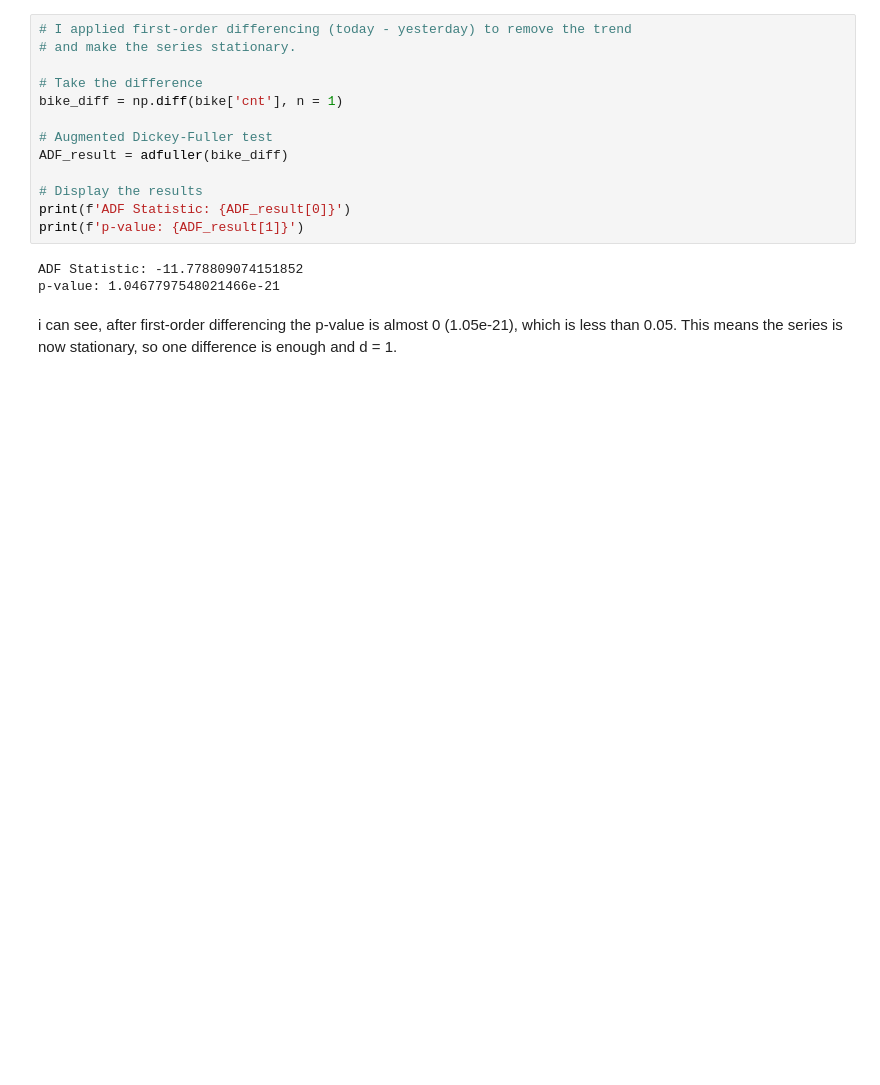
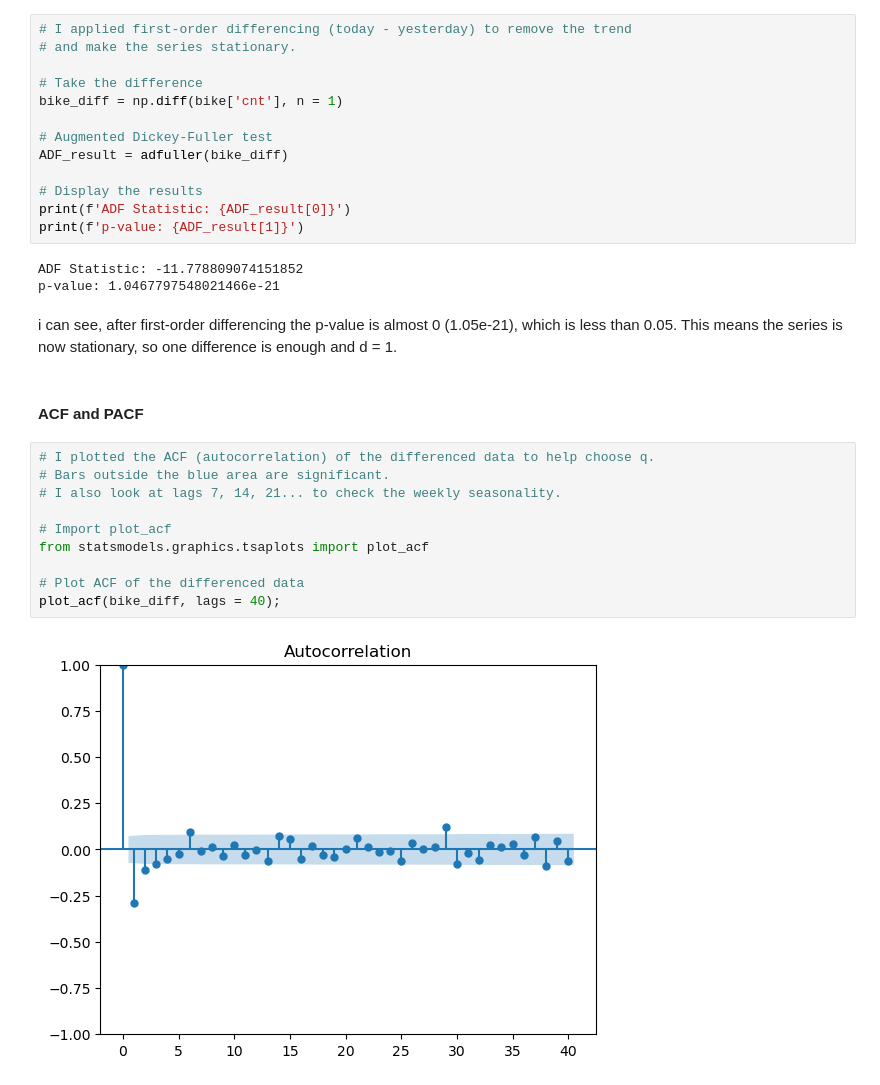
Before and after one commit to 2026150-hash/machine-learning-for-business-CA1, a Jupyter notebook: machine_learning_ca1.ipynb, the cells around one changed output. Cells and saved outputs as stored; diff of their text form; blank space fills up the shorter version.

Commit message:
ACF and PACF
 I plotted the ACF (autocorrelation)

```diff
--- a/machine_learning_ca1.ipynb
+++ b/machine_learning_ca1.ipynb
@@ -700,3 +696,17 @@ ADF Statistic: -11.778809074151852
 p-value: 1.0467797548021466e-21
 # %% [markdown]
 i can see, after first-order differencing the p-value is almost 0 (1.05e-21), which is less than 0.05. This means the series is now stationary, so one difference is enough and d = 1.
+# %% [markdown]
+#### ACF and PACF
+# %%
+# I plotted the ACF (autocorrelation) of the differenced data to help choose q.
+# Bars outside the blue area are significant.
+# I also look at lags 7, 14, 21... to check the weekly seasonality.
+
+# Import plot_acf
+from statsmodels.graphics.tsaplots import plot_acf
+
+# Plot ACF of the differenced data
+plot_acf(bike_diff, lags = 40);
+# %% [output]
+[figure, added]
```
Also changed, not shown: parts of 5 cells of this notebook.
